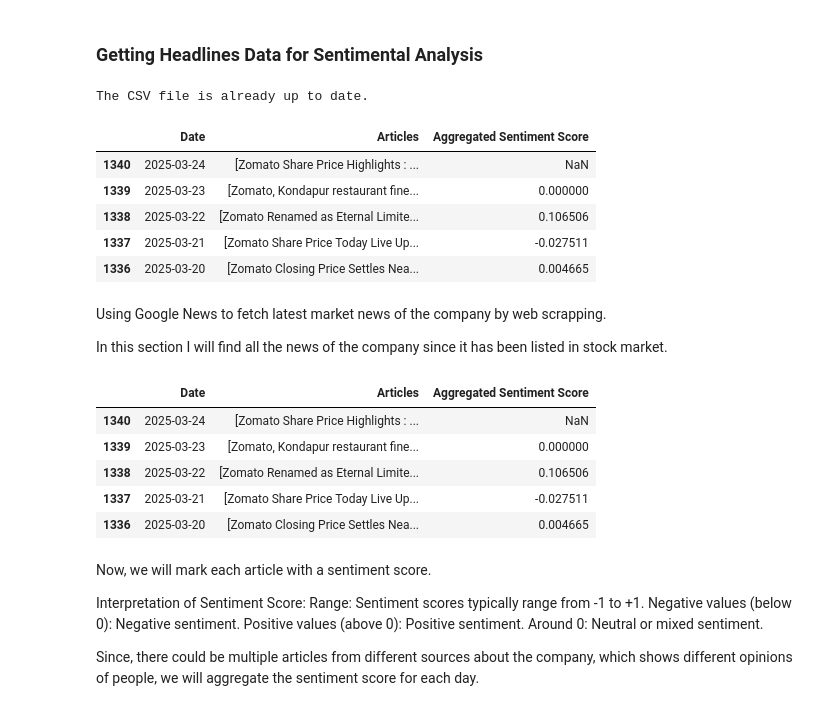
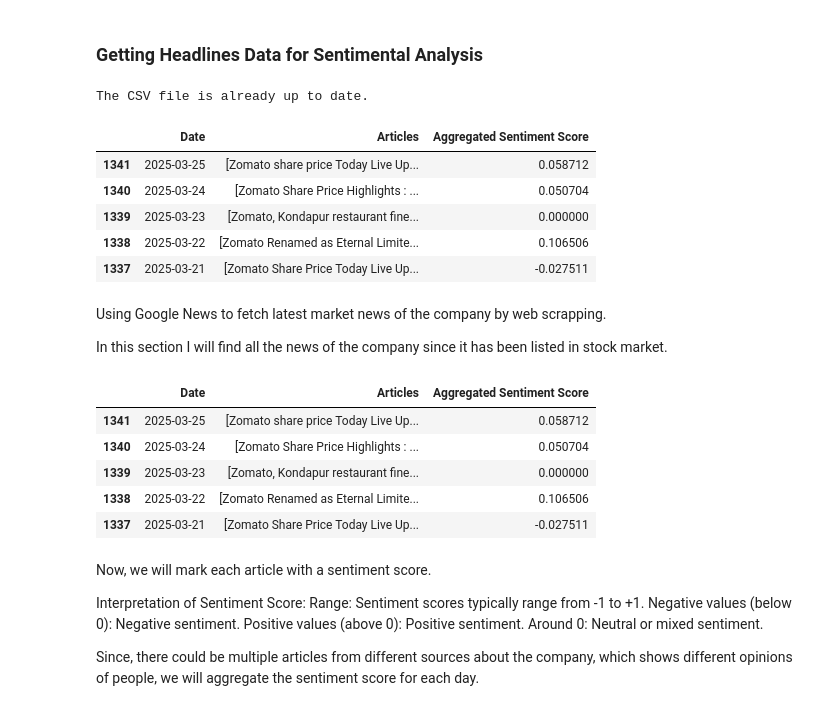
Before and after one commit to KaranSharma-007/Python-Finance, a Jupyter notebook: Main.ipynb, the cells around one changed output. Drawn from its saved outputs; the diff is of its cells as text; code cells hidden in the pictures.

```diff
--- a/Main.ipynb
+++ b/Main.ipynb
@@ -25,3 +17,12 @@ from Sentiments import *
+# %%
+stock_name = 'Zomato'
+market = '.NS' # For NSE, Indian market
+
+fillings_file_path = f'Data/{stock_name}/CF-FR-equities-ZOMATO-24-Mar-2025.csv'
+financial_file_path = f"Data/{stock_name}/{stock_name}_Financials.xlsx"
+stock_price_file_path = f"./Data/{stock_name}/{stock_name}.csv"
+sentiment_file_path = f'Data/{stock_name}/{stock_name}_sentiments.csv'
+model_data_file_path = f'Data/{stock_name}/{stock_name}_model.csv'
 # %% [markdown]
 # 1) Data Extraction
 # %% [markdown]
@@ -179,17 +174,16 @@ The CSV file is already up to date.
 # %% [markdown]
 ### Getting Headlines Data for Sentimental Analysis
 # %%
-sentiment_file_path = f'Data/{stock_name}_sentiments.csv'
 headlines_df = preprocess_sentiment_file(stock_name, market, sentiment_file_path)
 headlines_df.sort_values('Date', ascending=False).head()
 # %% [output]
 The CSV file is already up to date.
 |  | Date | Articles | Aggregated Sentiment Score |
-| 1340 | 2025-03-24 | [Zomato Share Price Highlights : ... | NaN |
+| 1341 | 2025-03-25 | [Zomato share price Today Live Up... | 0.058712 |
+| 1340 | 2025-03-24 | [Zomato Share Price Highlights : ... | 0.050704 |
 | 1339 | 2025-03-23 | [Zomato, Kondapur restaurant fine... | 0.000000 |
 | 1338 | 2025-03-22 | [Zomato Renamed as Eternal Limite... | 0.106506 |
 | 1337 | 2025-03-21 | [Zomato Share Price Today Live Up... | -0.027511 |
-| 1336 | 2025-03-20 | [Zomato Closing Price Settles Nea... | 0.004665 |
 # %% [markdown]
 Using Google News to fetch latest market news of the company by web scrapping.
 
@@ -203,11 +197,11 @@ headlines_df.loc[empty_articles_rows.index, 'Articles'] = empty_articles_rows['D
 headlines_df.sort_values('Date', ascending=False).head()
 # %% [output]
 |  | Date | Articles | Aggregated Sentiment Score |
-| 1340 | 2025-03-24 | [Zomato Share Price Highlights : ... | NaN |
+| 1341 | 2025-03-25 | [Zomato share price Today Live Up... | 0.058712 |
+| 1340 | 2025-03-24 | [Zomato Share Price Highlights : ... | 0.050704 |
 | 1339 | 2025-03-23 | [Zomato, Kondapur restaurant fine... | 0.000000 |
 | 1338 | 2025-03-22 | [Zomato Renamed as Eternal Limite... | 0.106506 |
 | 1337 | 2025-03-21 | [Zomato Share Price Today Live Up... | -0.027511 |
-| 1336 | 2025-03-20 | [Zomato Closing Price Settles Nea... | 0.004665 |
 # %%
 # Save progress
 headlines_df.to_csv(sentiment_file_path, index= False)
```
Also changed, not shown: parts of 42 cells of this notebook, 7 other files.
